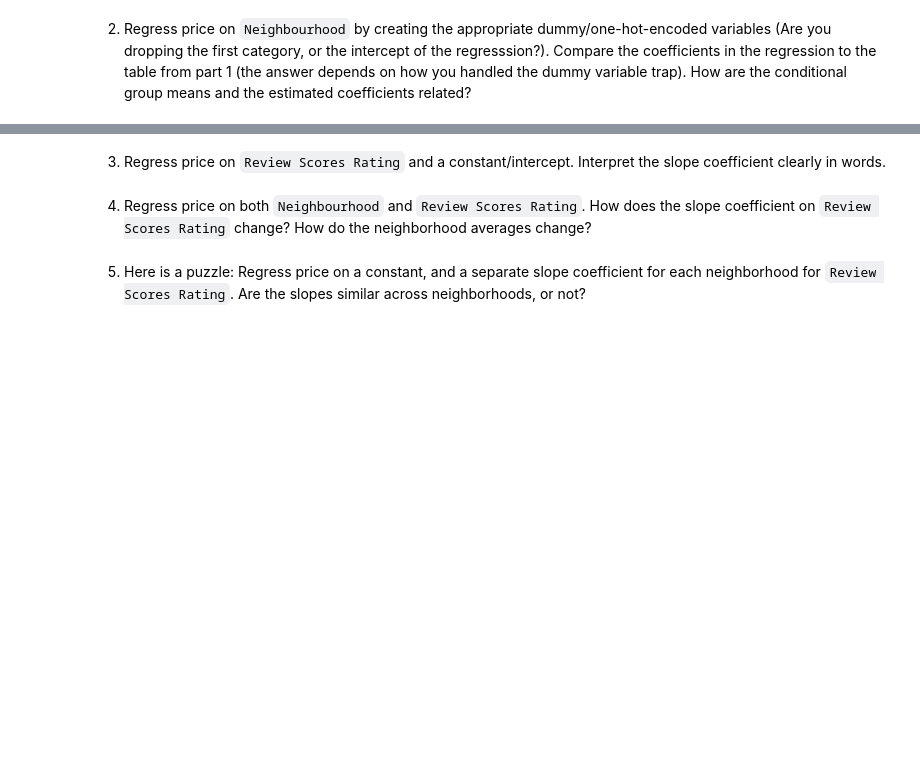
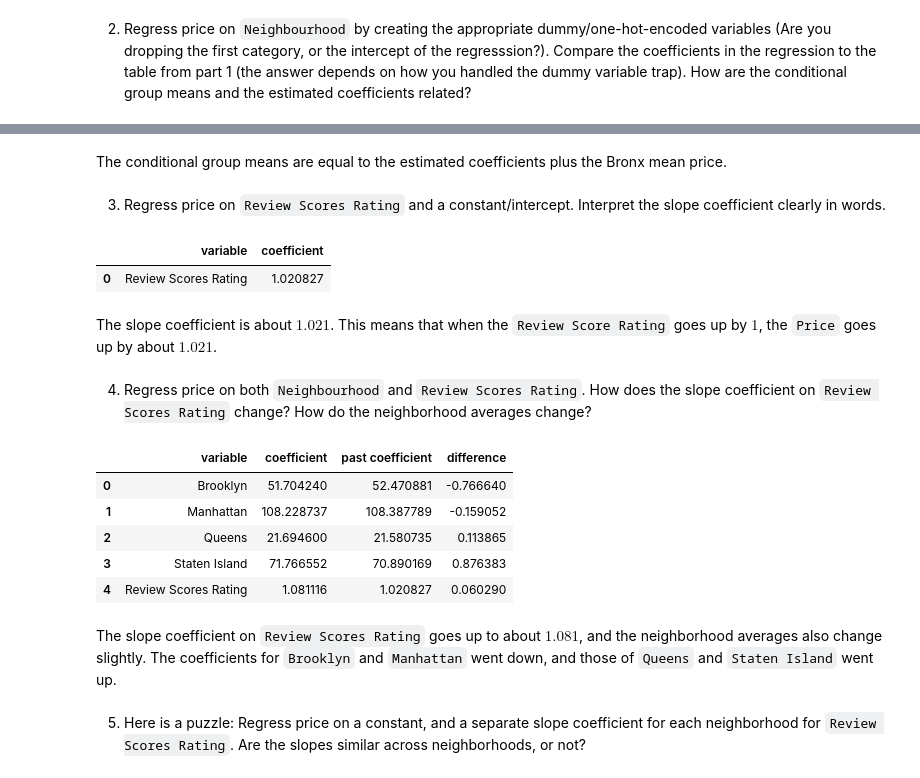
Before and after one commit to syd-nguyen/ds3021-assignments, a Jupyter notebook: assignments/03_assignment_linear_models.ipynb, the cells around one changed output, grey strips where cells are left out. Drawn from its saved outputs; the diff is of its cells as text; code cells hidden in the pictures; blank space fills up the shorter version.

```diff
--- a/assignments/03_assignment_linear_models.ipynb
+++ b/assignments/03_assignment_linear_models.ipynb
@@ -100,3 +102,9 @@ plt.show()
 [figure]
 # %% [markdown]
 2. Regress price on `Neighbourhood` by creating the appropriate dummy/one-hot-encoded variables (Are you dropping the first category, or the intercept of the regresssion?). Compare the coefficients in the regression to the table from part 1 (the answer depends on how you handled the dummy variable trap). How are the conditional group means and the estimated coefficients related?
+# %%
+X_Neighborhood = pd.get_dummies(nyc['Neighborhood'], dtype='int', drop_first=True)
+y = nyc['Price']
+
+model_neighborhood = LinearRegression()
+model_neighborhood.fit(X_Neighborhood, y)
@@ -102,0 +113,4 @@ plt.show()
+# %%
+coefs_neighborhoods = pd.DataFrame({'variable': model_neighborhood.feature_names_in_, 'coefficient': model_neighborhood.coef_ })
+coefs_neighborhoods['addition with Bronx mean price'] = coefs_neighborhoods['coefficient'] + nyc[nyc['Neighborhood'] == 'Bronx']['Price'].mean()
+coefs_neighborhoods
@@ -103,6 +123,38 @@ plt.show()
+# %% [markdown]
+The conditional group means are equal to the estimated coefficients plus the Bronx mean price.
 # %% [markdown]
 3. Regress price on `Review Scores Rating` and a constant/intercept. Interpret the slope coefficient clearly in words.
+# %%
+X_Review_Scores_Rating = pd.DataFrame(nyc['Review Scores Rating'])
+
+model_ratings = LinearRegression()
+model_ratings.fit(X_Review_Scores_Rating, y)
+coefs_ratings = pd.DataFrame({'variable': model_ratings.feature_names_in_, 'coefficient': model_ratings.coef_ })
+coefs_ratings
+# %% [output]
+|  | variable | coefficient |
+| 0 | Review Scores Rating | 1.020827 |
+# %% [markdown]
+The slope coefficient is about $1.021$. This means that when the `Review Score Rating` goes up by $1$, the `Price` goes up by about $1.021$.
 # %% [markdown]
 4. Regress price on both `Neighbourhood` and `Review Scores Rating`. How does the slope coefficient on `Review Scores Rating` change? How do the neighborhood averages change?
+# %%
+X_Neighborhood_and_Rating = pd.concat([X_Neighborhood, X_Review_Scores_Rating], axis=1)
+
+model_both = LinearRegression()
+model_both.fit(pd.DataFrame(X_Neighborhood_and_Rating), y)
+coefs_both = pd.DataFrame({'variable': model_both.feature_names_in_, 'coefficient': model_both.coef_ })
+coefs_both['past coefficient'] = pd.concat([coefs_neighborhoods['coefficient'], coefs_ratings['coefficient']], axis=0, ignore_index=True)
+coefs_both['difference'] = coefs_both['coefficient'] - coefs_both['past coefficient']
+coefs_both
+# %% [output]
+|  | variable | coefficient | past coefficient | difference |
+| 0 | Brooklyn | 51.704240 | 52.470881 | -0.766640 |
+| 1 | Manhattan | 108.228737 | 108.387789 | -0.159052 |
+| 2 | Queens | 21.694600 | 21.580735 | 0.113865 |
+| 3 | Staten Island | 71.766552 | 70.890169 | 0.876383 |
+| 4 | Review Scores Rating | 1.081116 | 1.020827 | 0.060290 |
+# %% [markdown]
+The slope coefficient on `Review Scores Rating` goes up to about $1.081$, and the neighborhood averages also change slightly. The coefficients for `Brooklyn` and `Manhattan` went down, and those of `Queens` and `Staten Island` went up.
 # %% [markdown]
 5. Here is a puzzle: Regress price on a constant, and a separate slope coefficient for each neighborhood for `Review Scores Rating`. Are the slopes similar across neighborhoods, or not?
```
Also changed, not shown: parts of 8 cells of this notebook.
